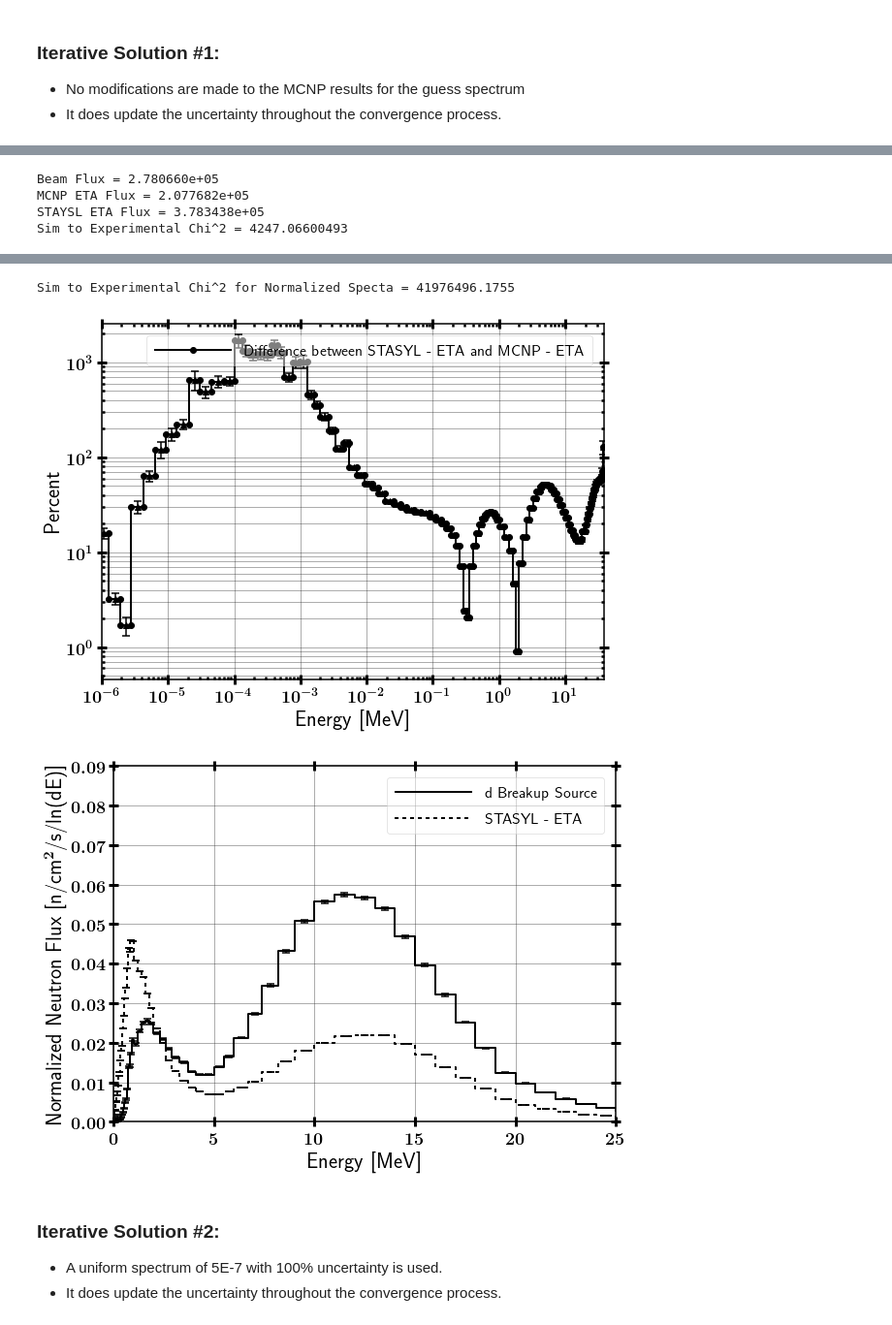
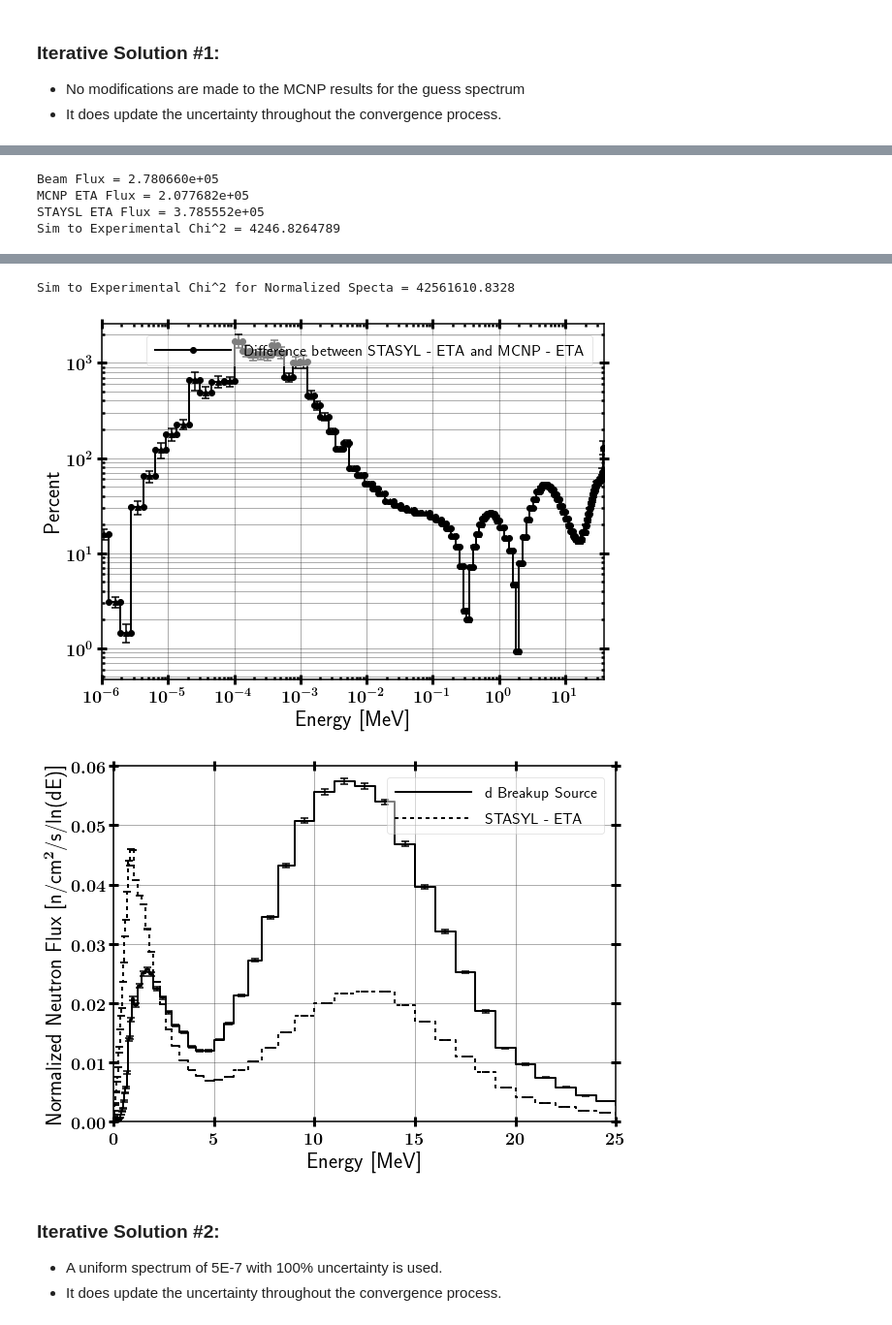
Before and after one commit to 2lambda123/88_Data, a Jupyter notebook: Experiments/Activation/33MeVTa_25Apr/Unfold/ETA/STAYSL_ETA_Input-&-Analysis.ipynb, the cells around one changed output, grey strips where cells are left out. Shown at 97% size. Cells and saved outputs as stored; diff of their text form; code cells hidden in the pictures.

Commit message:
Updated ETA unfold plots

```diff
--- a/Experiments/Activation/33MeVTa_25Apr/Unfold/ETA/STAYSL_ETA_Input-&-Analysis.ipynb
+++ b/Experiments/Activation/33MeVTa_25Apr/Unfold/ETA/STAYSL_ETA_Input-&-Analysis.ipynb
@@ -397,7 +397,7 @@ diffNormHisto = etaNormHisto.relDiff(mcnpETANormHisto)
 diffNormHisto.plot(xMin=1E-6, logX=True, logY=True, xLabel='Energy [MeV]', yLabel='Percent')
 
 # Pre and post ETA Exp comp
-beamNormHisto.plot(etaNormHisto, xMin=0, xMax=25, yMax=0.09, logX=False, logY=False, legendLoc=1,
+beamNormHisto.plot(etaNormHisto, xMin=0, xMax=25, yMax=0.06, logX=False, logY=False, legendLoc=1,
                    includeMarkers=False, title='',
                    xLabel='Energy [MeV]', yLabel='Normalized Neutron Flux [n/cm$^2$/s/ln(dE)]',
                    savePath=outpath+'33MeVTa_MCNP_NormComp-Exp_lin')
@@ -409,5 +409,5 @@ beamNormHisto.plot(etaNormHisto, xMin=0, xMax=25, yMax=0.09, logX=False, logY=Fa
 # %% [output]
 Beam Flux = 2.780660e+05
 MCNP ETA Flux = 2.077682e+05
-STAYSL ETA Flux = 3.783438e+05
-Sim to Experimental Chi^2 = 4247.06600493
+STAYSL ETA Flux = 3.785552e+05
+Sim to Experimental Chi^2 = 4246.8264789
@@ -418,9 +418,9 @@ Sim to Experimental Chi^2 = 4247.06600493
 [figure]
 [figure]
 [figure]
-Sim to Experimental Chi^2 for Normalized Specta = 41976496.1755
+Sim to Experimental Chi^2 for Normalized Specta = 42561610.8328
-[figure, old version]
+[figure, new version]
-[figure, old version]
+[figure, new version]
 # %% [markdown]
 ### Iterative Solution #2:
 
```
Also changed, not shown: parts of 6 cells of this notebook, 19 other files.
